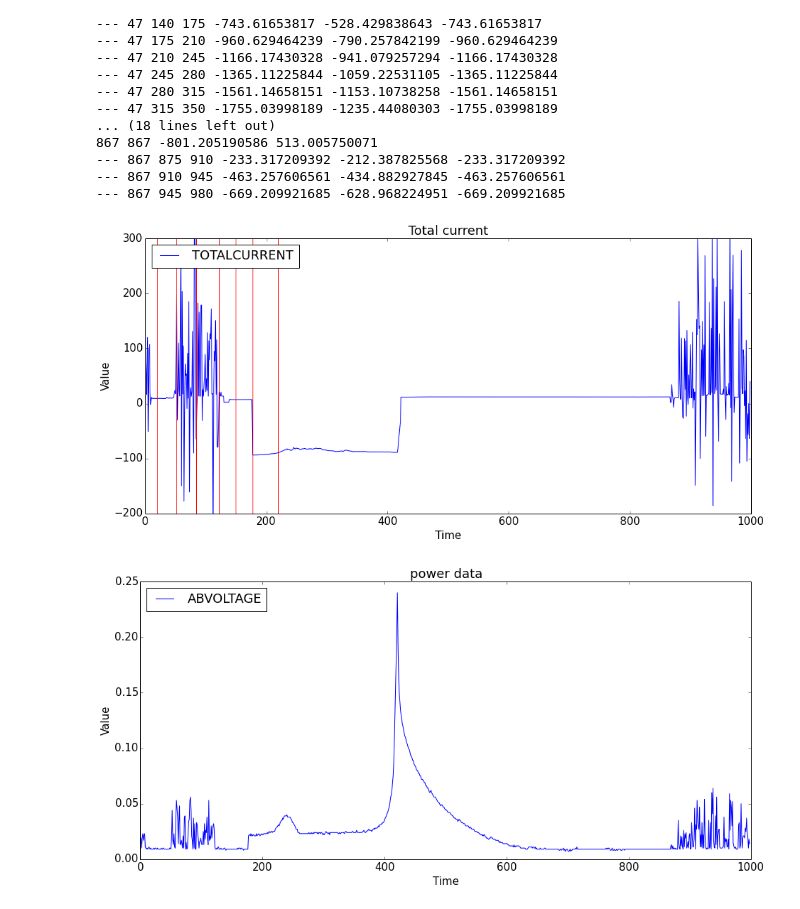
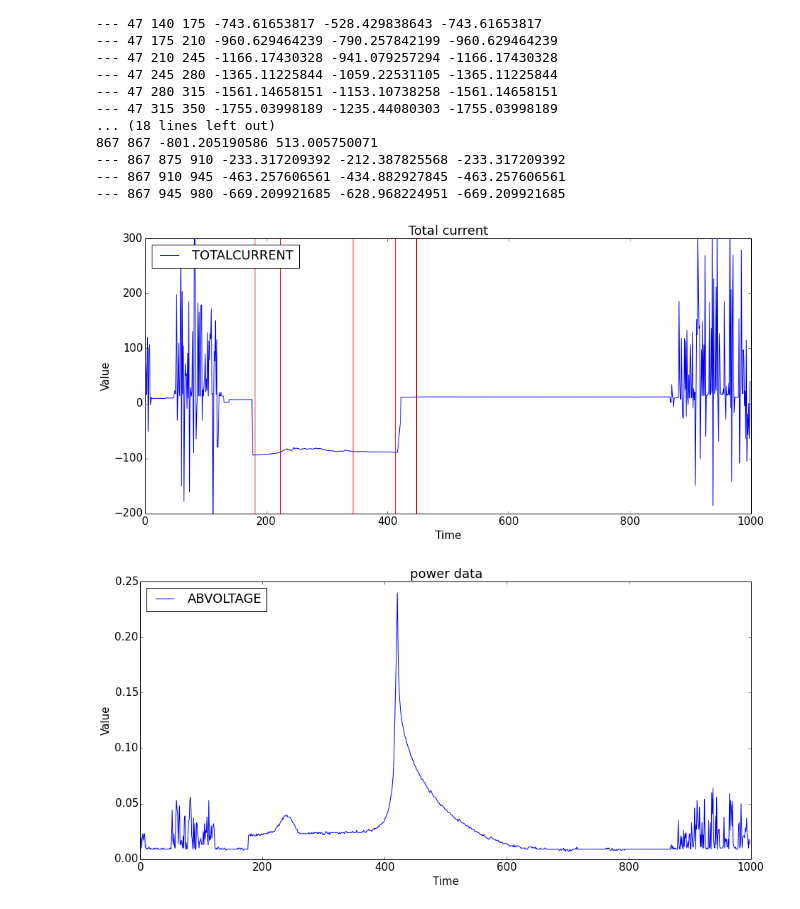
Before and after one commit to weilai0980/tsRNN, a Jupyter notebook: tsAnalysis/model_BattTS.ipynb, the cells around one changed output. Saved outputs shown, nothing was run; the diff lists cells and outputs as text; code cells hidden in the pictures.

```diff
--- a/tsAnalysis/model_BattTS.ipynb
+++ b/tsAnalysis/model_BattTS.ipynb
@@ -554,13 +554,13 @@ def lk_cal( dta ):
     return sum([log(sp.stats.norm.pdf(tmpx, m, sqrt(v))) for tmpx in dta])
 
 # learning
-dta = list(dta_df[ 'TOTALCURRENT' ])
+dta = list(dta_df[ 'TOTALCURRENT' ][:600])
 num = len(dta)
 
 # number of change points
 M = 15
 # minmum amount of data in one segment
-min_len = 60
+min_len = 40
 
 f_lk  = [ [0 for i in range(M+1)] for _ in range(num+1) ]
 f_pos = [ [0 for i in range(M+1)] for _ in range(num+1) ]
@@ -577,6 +577,10 @@ for i in range(num):
     f_lk[i][0] = lk_cal(dta[ :i+1])
 
 
+# precompute the likelihood of sub-series
+
+
+
 # main loop
 for end_pos in range(min_len, num):
 
@@ -588,7 +592,7 @@ for end_pos in range(min_len, num):
         tmp = []
 
 #       speed up trick
-        for seg_pos in range( 20, end_pos-25, 5 ):
+        for seg_pos in range( 15, end_pos-15, 2 ):
 
             tmplk = lk_cal(dta[seg_pos:end_pos+1])
 
@@ -643,7 +647,7 @@ print f_lk[num-1]
 # %%
 cutoff_set = []
 tmp_pos = num-1
-for i in range(14,0,-1):
+for i in range(5,0,-1):
     cutoff_set.append(f_pos[tmp_pos][i])
     tmp_pos = f_pos[tmp_pos][i]-1
 print cutoff_set
@@ -788,14 +792,16 @@ seg_set, cutoff_set = parse_hidden_states_hmm( z )
 # %%
 # visualiation of change detection and segmentation
 
 multivariate_ts_plot( dta_df[['TOTALCURRENT']], "Total current" )
 
-cutoff_set = [219, 177, 149, 122, 84, 51, 20, 0]
+cutoff_set = [447, 412, 342, 223, 181]
+
+# [219, 177, 149, 122, 84, 51, 20, 0]
 
 for i in cutoff_set:
     plt.axvline(x=i, color = 'red')
 # %% [output]
-[figure, old version]
+[figure, new version]
 # %%
 multivariate_ts_plot( dta_df[['ABVOLTAGE']], "power data" )
 # %% [output]
```
Also changed, not shown: parts of 2 cells of this notebook, 3 other files.
